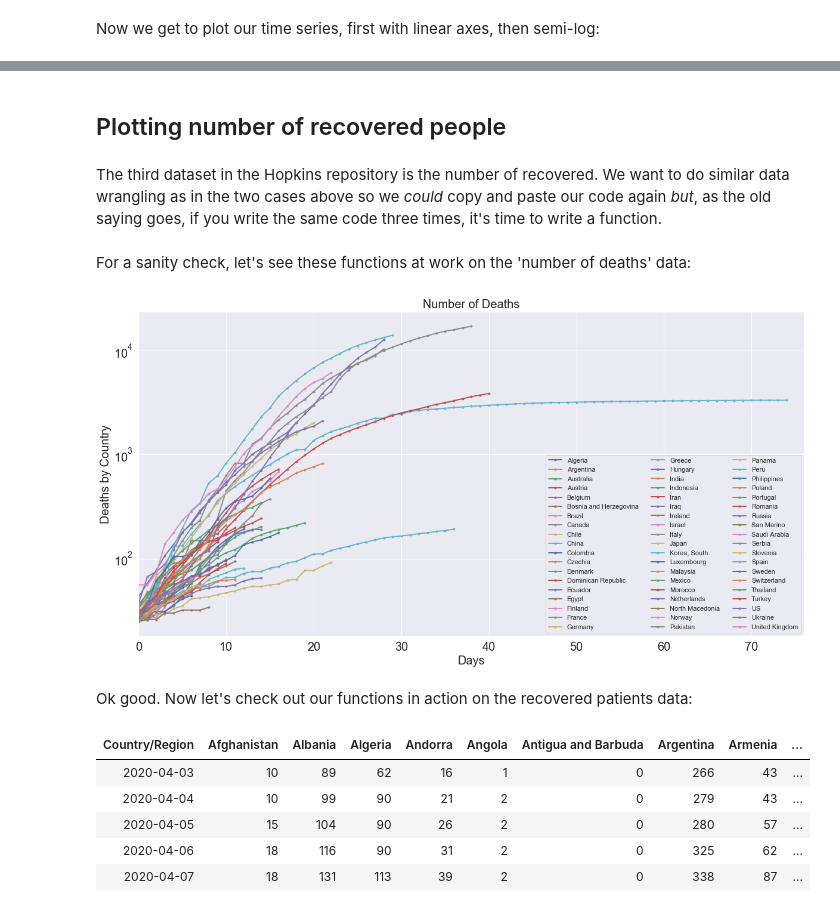
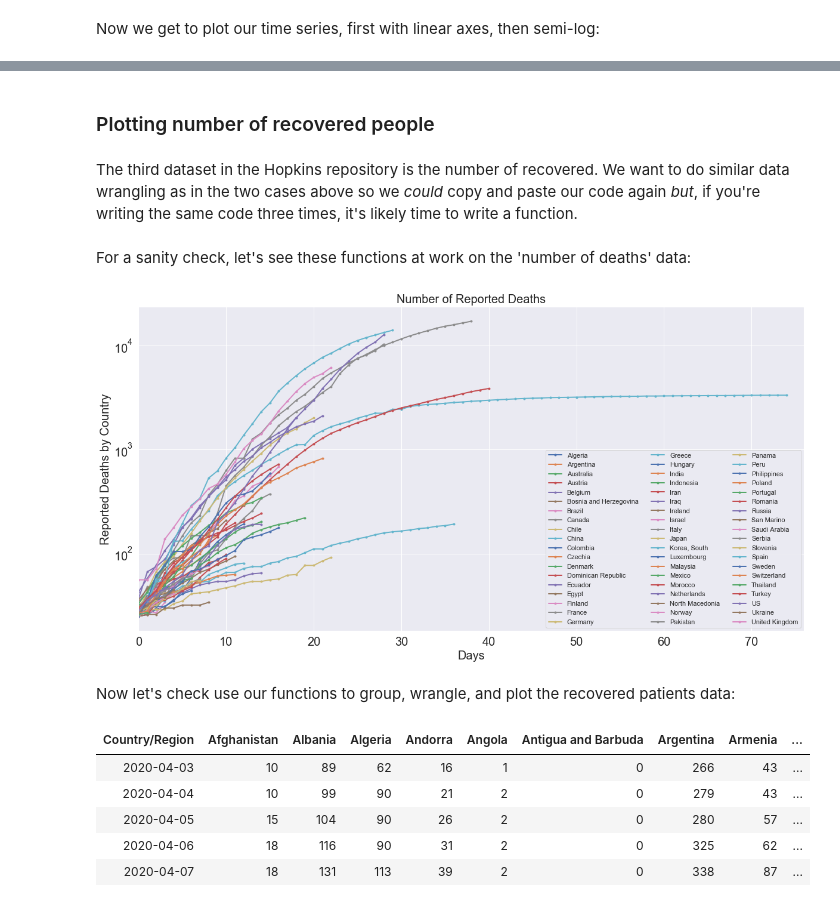
Before and after one commit to datacamp/COVID-19-EDA-tutorial, a Jupyter notebook: notebooks/1-COVID-19-EDA-solution.ipynb, the cells around one changed output, grey strips where cells are left out. Cells and saved outputs as stored; diff of their text form; code cells hidden in the pictures.

```diff
--- a/notebooks/1-COVID-19-EDA-solution.ipynb
+++ b/notebooks/1-COVID-19-EDA-solution.ipynb
@@ -460,7 +536,7 @@ plt.title('Deaths Patients Time Series', fontsize=20);
 # %% [markdown]
-## Plotting number of recovered people
+### Plotting number of recovered people
 # %% [markdown]
-The third dataset in the Hopkins repository is the number of recovered. We want to do similar data wrangling as in the two cases above so we *could* copy and paste our code again *but*, as the old saying goes, if you write the same code three times, it's time to write a function.
+The third dataset in the Hopkins repository is the number of recovered. We want to do similar data wrangling as in the two cases above so we *could* copy and paste our code again *but*, if you're writing the same code three times, it's likely time to write a function.
 # %%
 # Function for grouping countries by region
 def group_by_country(raw_data):
@@ -502,11 +578,11 @@ For a sanity check, let's see these functions at work on the 'number of deaths'
 # %%
 deaths_country_drop = group_by_country(raw_data_deaths)
 deaths_country_drop = align_curves(deaths_country_drop, min_val=25)
-plot_time_series(deaths_country_drop, 'Number of Deaths', 'Days', 'Deaths by Country', logy=True)
+plot_time_series(deaths_country_drop, 'Number of Reported Deaths', 'Days', 'Reported Deaths by Country', logy=True)
 # %% [output]
-[figure, old version]
+[figure, new version]
 # %% [markdown]
-Ok good. Now let's check out our functions in action on the recovered patients data:
+Now let's check use our functions to group, wrangle, and plot the recovered patients data:
 # %%
 # group by country and check out tail
 recovered_country = group_by_country(raw_data_recovered)
```
Also changed, not shown: parts of 48 cells of this notebook.
